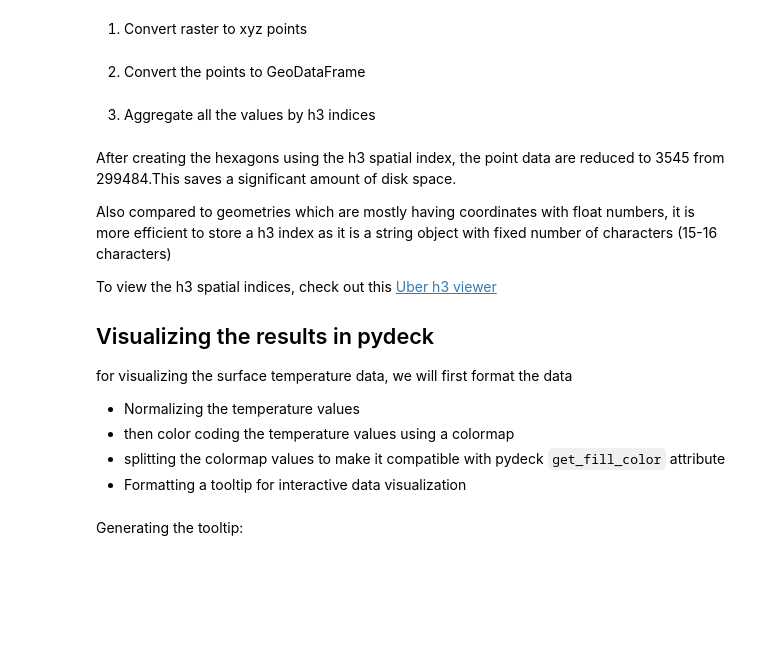
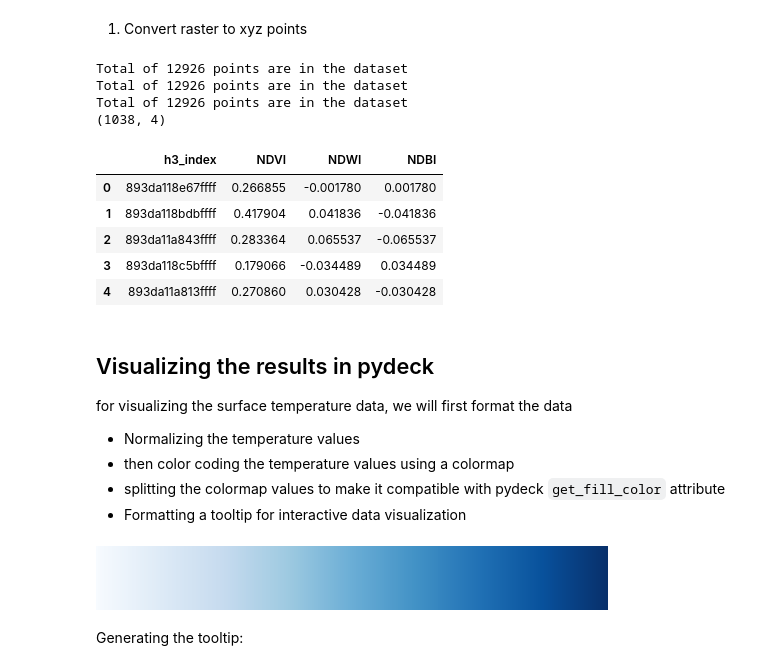
Before and after one commit to kavyajeetbora/CityHealthMonitor, a Jupyter notebook: development/built-up-index.ipynb, the cells around one changed output. Saved outputs shown, nothing was run; the diff lists cells and outputs as text; code cells hidden in the pictures; blank space fills up the shorter version.

Commit message:
Add - NDVI, NDWI and NDBI

```diff
--- a/development/built-up-index.ipynb
+++ b/development/built-up-index.ipynb
@@ -266,2 +243,0 @@ xds.head()
-# %% [markdown]
-2. Convert the points to GeoDataFrame
@@ -272,2 +243,0 @@ gdf.sample(5)
-# %% [markdown]
-3. Aggregate all the values by h3 indices
@@ -278,10 +244,38 @@ pop_hex_data.sample(3)
+# %%
+raster_file = 'built_up_index.tif'
+aoi = gurgaon_gdf.geometry.iloc[0]
+
+bands = {
+    1: 'NDVI',
+    2: 'NDWI',
+    3: 'NDBI'
+}
+
+raster_data = None
+for i, (k,v) in enumerate(bands.items()):
+    xds = raster_to_xyz(raster_file, val_col=v,band_no=k)
+    gdf = convert_to_gdf(xds, aoi)
+    df = aggregate_gdf_by_h3(gdf, APERTURE_SIZE, agg='mean', val_col=v)
+    if i==0:
+        raster_data = df
+    else:
+        raster_data = raster_data.merge(df, on='h3_index', how='left')
+
+raster_data = h3_indices.reset_index().merge(raster_data, on='h3_index', how='left')
+print(raster_data.shape)
+raster_data.head()
+# %% [output]
+Total of 12926 points are in the dataset
+Total of 12926 points are in the dataset
+Total of 12926 points are in the dataset
+(1038, 4)
+|  | h3_index | NDVI | NDWI | NDBI |
+| 0 | 893da118e67ffff | 0.266855 | -0.001780 | 0.001780 |
+| 1 | 893da118bdbffff | 0.417904 | 0.041836 | -0.041836 |
+| 2 | 893da11a843ffff | 0.283364 | 0.065537 | -0.065537 |
+| 3 | 893da118c5bffff | 0.179066 | -0.034489 | 0.034489 |
+| 4 | 893da11a813ffff | 0.270860 | 0.030428 | -0.030428 |
 # %% [markdown]
-After creating the hexagons using the h3 spatial index, the point data are reduced to 3545 from 299484.This saves a significant amount of disk space.
-
-Also compared to geometries which are mostly having coordinates with float numbers, it is more efficient to store a h3 index as it is a string object with fixed number of characters (15-16 characters)
-
-To view the h3 spatial indices, check out this [Uber h3 viewer](https://wolf-h3-viewer.glitch.me/)
-
 ## Visualizing the results in pydeck
 
 for visualizing the surface temperature data, we will first format the data
@@ -332,7 +322,9 @@ def create_h3_hex_layer(df,hex_col):
     return layer
 # %%
 ## Choose a colormap
-cmap = colormaps['seismic']
+cmap = colormaps['Blues']
 cmap
+# %% [output]
+[figure, added]
 # %% [markdown]
 Generating the tooltip:
```
Also changed, not shown: parts of 38 cells of this notebook.
